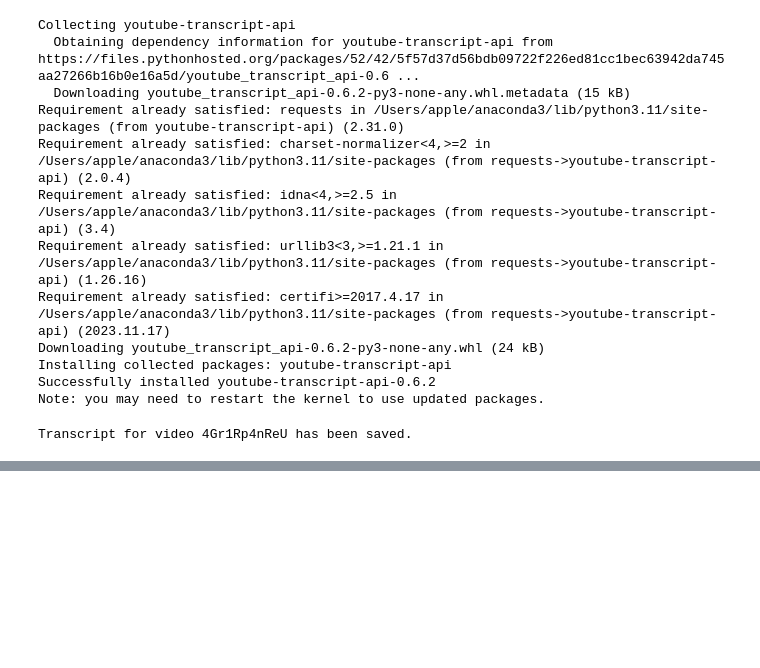
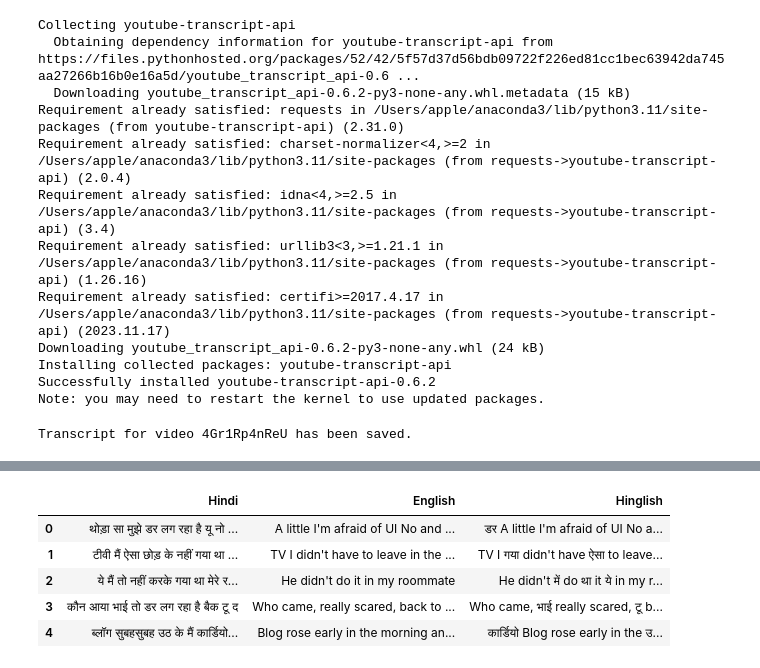
Before and after one commit to ukarthikvarmaCCT/Continous_Assessment_Sem_2, a Jupyter notebook: Untitled.ipynb, the cells around one changed output, grey strips where cells are left out. Saved outputs shown, nothing was run; the diff lists cells and outputs as text; code cells hidden in the pictures; blank space fills up the shorter version.

```diff
--- a/Untitled.ipynb
+++ b/Untitled.ipynb
@@ -39,3 +39,11 @@ video_id = '4Gr1Rp4nReU'
 download_transcript(video_id)
 # %% [output]
 Transcript for video 4Gr1Rp4nReU has been saved.
+# %%
+# Correcting the file path and reading the first few lines of the SRT file to understand its structure
+srt_file_path = '4Gr1Rp4nReU.srt'
+
+with open(srt_file_path, 'r', encoding='utf-8') as file:
+    sample_content = [next(file) for _ in range(20)]
+
+sample_content
@@ -41,0 +168,29 @@ Transcript for video 4Gr1Rp4nReU has been saved.
+# %%
+import random
+
+def create_hinglish(hindi, english):
+    english_words = english.split()
+    hindi_words = hindi.split()
+    # Decide the number of Hindi words to insert (up to 3 words or the length of the Hindi sentence)
+    num_inserts = min(3, len(hindi_words))
+    for _ in range(num_inserts):
+        if english_words:  # Ensure there are English words left to insert into
+            insert_pos = random.randint(0, len(english_words))
+            hindi_word_to_insert = random.choice(hindi_words)
+            english_words.insert(insert_pos, hindi_word_to_insert)
+            # Optional: remove the Hindi word from future consideration (if you want each Hindi word used only once)
+            hindi_words.remove(hindi_word_to_insert)
+    return ' '.join(english_words)
+
+# Apply the function to create a Hinglish column
+df_subtitles['Hinglish'] = df_subtitles.apply(lambda row: create_hinglish(row['Hindi'], row['English']), axis=1)
+
+# Displaying the DataFrame with the new Hinglish sentences
+df_subtitles[['Hindi', 'English', 'Hinglish']].head()
+# %% [output]
+|  | Hindi | English | Hinglish |
+| 0 | थोड़ा सा मुझे डर लग रहा है यू नो ... | A little I'm afraid of UI No and ... | डर A little I'm afraid of UI No a... |
+| 1 | टीवी मैं ऐसा छोड़ के नहीं गया था ... | TV I didn't have to leave in the ... | TV I गया didn't have ऐसा to leave... |
+| 2 | ये मैं तो नहीं करके गया था मेरे र... | He didn't do it in my roommate | He didn't में do था it ये in my r... |
+| 3 | कौन आया भाई तो डर लग रहा है बैक टू द | Who came, really scared, back to ... | Who came, भाई really scared, टू b... |
+| 4 | ब्लॉग सुबहसुबह उठ के मैं कार्डियो... | Blog rose early in the morning an... | कार्डियो Blog rose early in the उ... |
```
Also changed, not shown: parts of 10 cells of this notebook, 1 other file.
